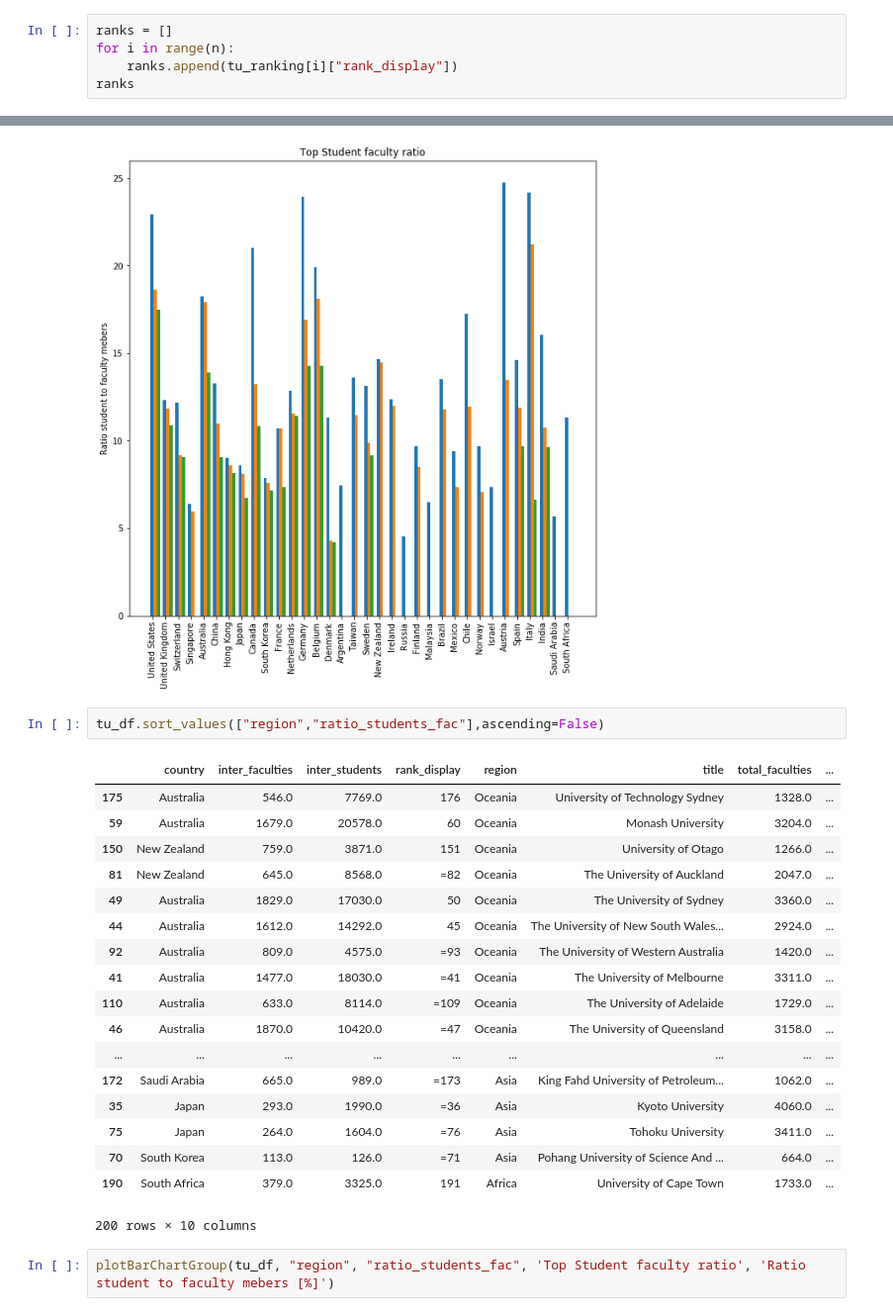
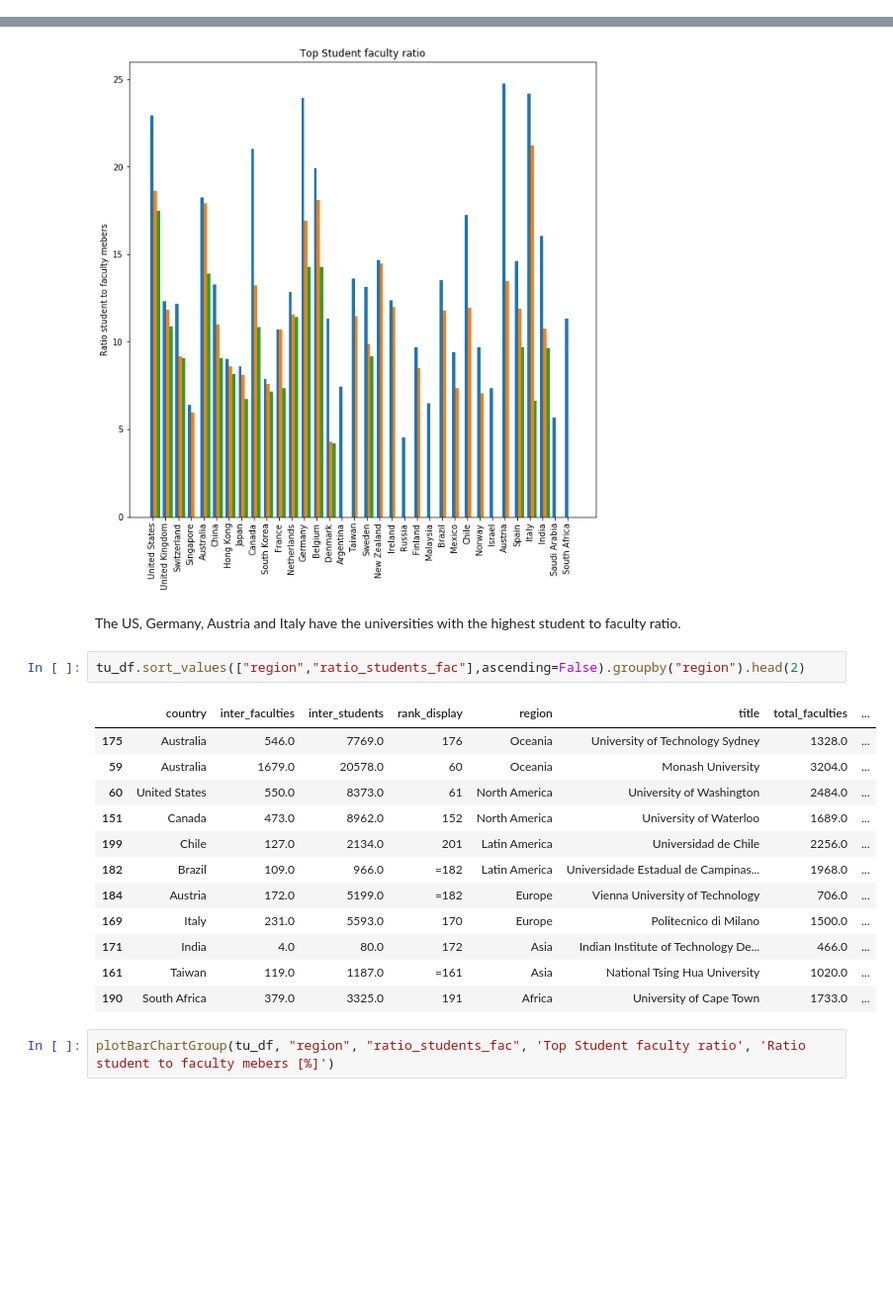
Before and after one commit to maxpr/ADA, a Jupyter notebook: 02 - Data from the Web/Homework2.ipynb, the cells around one changed output, grey strips where cells are left out. Shown at 99% size. Drawn from its saved outputs; the diff is of its cells as text; blank space fills up the shorter version.

```diff
--- a/02 - Data from the Web/Homework2.ipynb
+++ b/02 - Data from the Web/Homework2.ipynb
@@ -27,8 +29,3 @@ tu_ranking = req_tu_ranking.json()["data"]
 len(tu_ranking)
 # %% [output]
 959
-# %%
-ranks = []
-for i in range(n):
-    ranks.append(tu_ranking[i]["rank_display"])
-ranks
@@ -319,27 +262,23 @@ tu_df.sort_values(["country","ratio_students_fac"],ascending=False)
 plotBarChartGroup(tu_df, "country", "ratio_students_fac", 'Top Student faculty ratio', 'Ratio student to faculty mebers')
 # %% [output]
 [figure]
+# %% [markdown]
+The US, Germany, Austria and Italy have the universities with the highest student to faculty ratio.
 # %%
-tu_df.sort_values(["region","ratio_students_fac"],ascending=False)
+tu_df.sort_values(["region","ratio_students_fac"],ascending=False).groupby("region").head(2)
 # %% [output]
 |  | country | inter_faculties | inter_students | rank_display | region | title | total_faculties | ... |
 | 175 | Australia | 546.0 | 7769.0 | 176 | Oceania | University of Technology Sydney | 1328.0 | ... |
 | 59 | Australia | 1679.0 | 20578.0 | 60 | Oceania | Monash University | 3204.0 | ... |
-| 150 | New Zealand | 759.0 | 3871.0 | 151 | Oceania | University of Otago | 1266.0 | ... |
-| 81 | New Zealand | 645.0 | 8568.0 | =82 | Oceania | The University of Auckland | 2047.0 | ... |
-| 49 | Australia | 1829.0 | 17030.0 | 50 | Oceania | The University of Sydney | 3360.0 | ... |
-| 44 | Australia | 1612.0 | 14292.0 | 45 | Oceania | The University of New South Wales... | 2924.0 | ... |
-| 92 | Australia | 809.0 | 4575.0 | =93 | Oceania | The University of Western Australia | 1420.0 | ... |
-| 41 | Australia | 1477.0 | 18030.0 | =41 | Oceania | The University of Melbourne | 3311.0 | ... |
-| 110 | Australia | 633.0 | 8114.0 | =109 | Oceania | The University of Adelaide | 1729.0 | ... |
-| 46 | Australia | 1870.0 | 10420.0 | =47 | Oceania | The University of Queensland | 3158.0 | ... |
-| ... | ... | ... | ... | ... | ... | ... | ... | ... |
-| 172 | Saudi Arabia | 665.0 | 989.0 | =173 | Asia | King Fahd University of Petroleum... | 1062.0 | ... |
-| 35 | Japan | 293.0 | 1990.0 | =36 | Asia | Kyoto University | 4060.0 | ... |
-| 75 | Japan | 264.0 | 1604.0 | =76 | Asia | Tohoku University | 3411.0 | ... |
-| 70 | South Korea | 113.0 | 126.0 | =71 | Asia | Pohang University of Science And ... | 664.0 | ... |
+| 60 | United States | 550.0 | 8373.0 | 61 | North America | University of Washington | 2484.0 | ... |
+| 151 | Canada | 473.0 | 8962.0 | 152 | North America | University of Waterloo | 1689.0 | ... |
+| 199 | Chile | 127.0 | 2134.0 | 201 | Latin America | Universidad de Chile | 2256.0 | ... |
+| 182 | Brazil | 109.0 | 966.0 | =182 | Latin America | Universidade Estadual de Campinas... | 1968.0 | ... |
+| 184 | Austria | 172.0 | 5199.0 | =182 | Europe | Vienna University of Technology | 706.0 | ... |
+| 169 | Italy | 231.0 | 5593.0 | 170 | Europe | Politecnico di Milano | 1500.0 | ... |
+| 171 | India | 4.0 | 80.0 | 172 | Asia | Indian Institute of Technology De... | 466.0 | ... |
+| 161 | Taiwan | 119.0 | 1187.0 | =161 | Asia | National Tsing Hua University | 1020.0 | ... |
 | 190 | South Africa | 379.0 | 3325.0 | 191 | Africa | University of Cape Town | 1733.0 | ... |
-200 rows × 10 columns
 # %%
 plotBarChartGroup(tu_df, "region", "ratio_students_fac", 'Top Student faculty ratio', 'Ratio student to faculty mebers [%]')
 # %% [output]
```
Also changed, not shown: parts of 39 cells of this notebook.
